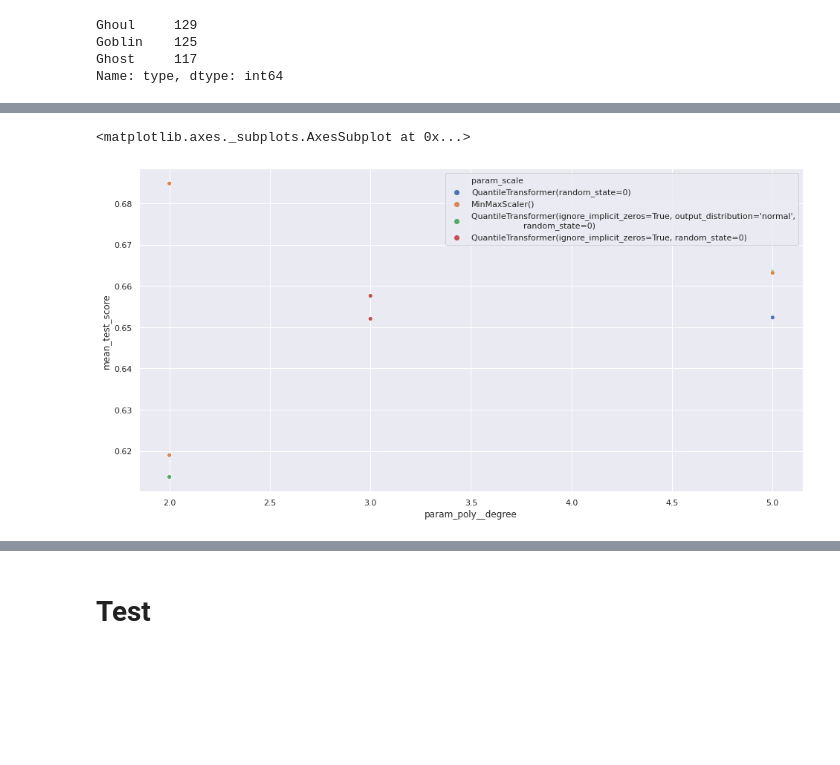
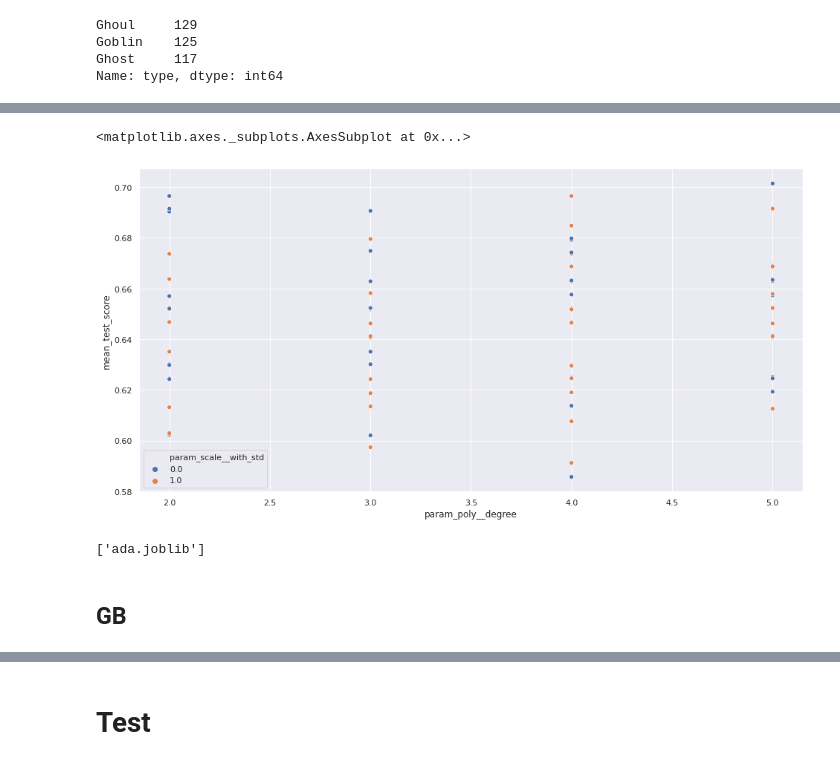
Before and after one commit to it176131/Ghouls-Goblins-and-Ghosts...-Boo-, a Jupyter notebook: Ghouls, Goblins, and Ghosts... Boo!.ipynb, the cells around one changed output, grey strips where cells are left out. Drawn from its saved outputs; the diff is of its cells as text; code cells hidden in the pictures; blank space fills up the shorter version.

```diff
--- a/Ghouls, Goblins, and Ghosts... Boo!.ipynb
+++ b/Ghouls, Goblins, and Ghosts... Boo!.ipynb
@@ -172,3 +1059,5 @@ X = X_num.join(X_obj)
+# %%
+test = test.reindex(columns=test.columns[test.columns.str.count('color') == 1])
 # %%
 X_train, X_test, y_train, y_test = train_test_split(X, y, test_size=0.3, stratify=y, random_state=0)
 
@@ -176,8 +1071,20 @@ X_train, X_validate, y_train, y_validate = train_test_split(X_train, y_train, te
 # %%
 pipe = Pipeline(steps=[
     ('poly', PolynomialFeatures()),
-    ('scale', MinMaxScaler()),
+    ('scale', StandardScaler()),
+    ('non_neg', MinMaxScaler()),
     ('var', VarianceThreshold()),
     ('select', SelectPercentile()),
     ('clf', GradientBoostingClassifier(random_state=0))
 ])
+
+params_pre = {
+    'poly__degree' : stats.randint(2, 6),
+    'poly__interaction_only' : [True, False],
+    'poly__include_bias' : [True, False],
+    'scale__with_mean' : [True, False],
+    'scale__with_std' : [True, False],
+    'var__threshold' : stats.uniform(0, 0.015),
+    'select__score_func' : [f_classif, chi2, mutual_info_classif],
+    'select__percentile' : stats.randint(20, 100),
+}
@@ -245,0 +1184,6 @@ ada_rscv = RandomizedSearchCV(
+# %%
+def cfloat(series):
+    try:
+        return series.astype(float)
+    except Exception:
+        return series
@@ -246,3 +1260,23 @@ ada_rscv = RandomizedSearchCV(
+# %%
+params = [
+    {
+        **params_pre,
+        'clf' : [OneVsRestClassifier(AdaBoostClassifier(random_state=0), n_jobs=-1)],
+        'clf__estimator__n_estimators' : stats.randint(50, 1000),
+        'clf__estimator__learning_rate' : stats.uniform(0.5, 1.5),
+        'clf__estimator__algorithm' : ['SAMME', 'SAMME.R'],
+    }
+]
+
+ada_rscv = RandomizedSearchCV(
+    estimator=pipe,
+    param_distributions=params,
+    n_iter=100,
+    n_jobs=-1,
+    cv=10,
+    verbose=True,
+    random_state=0,
+)
 # %%
 ada_rscv.fit(X_train, y_train)
 print(f"Best Params")
@@ -342,13 +1383,19 @@ dtype: float64
 # %%
 fig, ax = plt.subplots(figsize=(16,8))
 
 sns.scatterplot(
     data=ada_cv_results,
     x='param_poly__degree',
     y='mean_test_score',
-    hue='param_scale',
+    hue='param_scale__with_std',
     ax=ax
 )
 # %% [output]
 <matplotlib.axes._subplots.AxesSubplot at 0x...>
-[figure, old version]
+[figure, new version]
+# %%
+joblib.dump(ada_rscv, 'ada.joblib', compress=True)
+# %% [output]
+['ada.joblib']
+# %% [markdown]
+## GB
```
Also changed, not shown: parts of 409 cells of this notebook.
